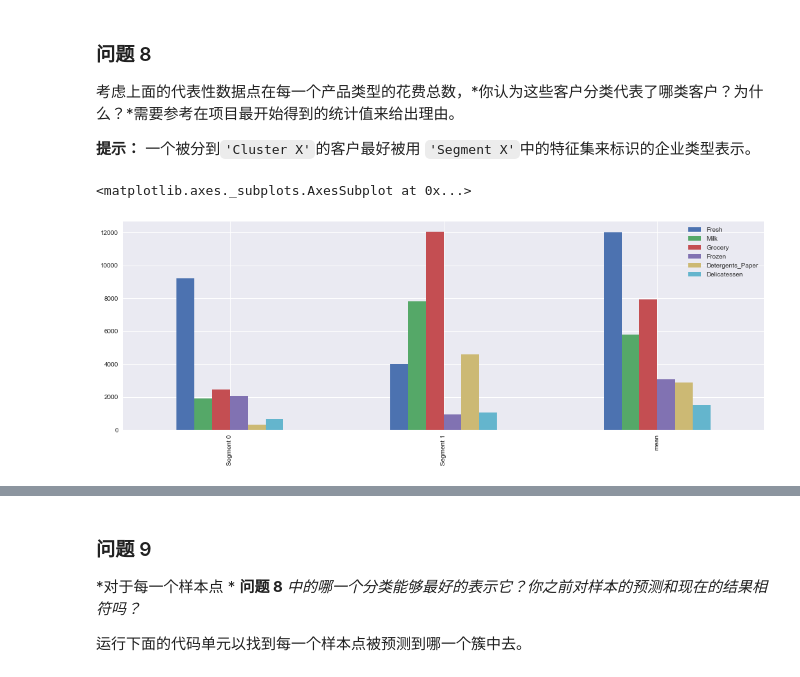
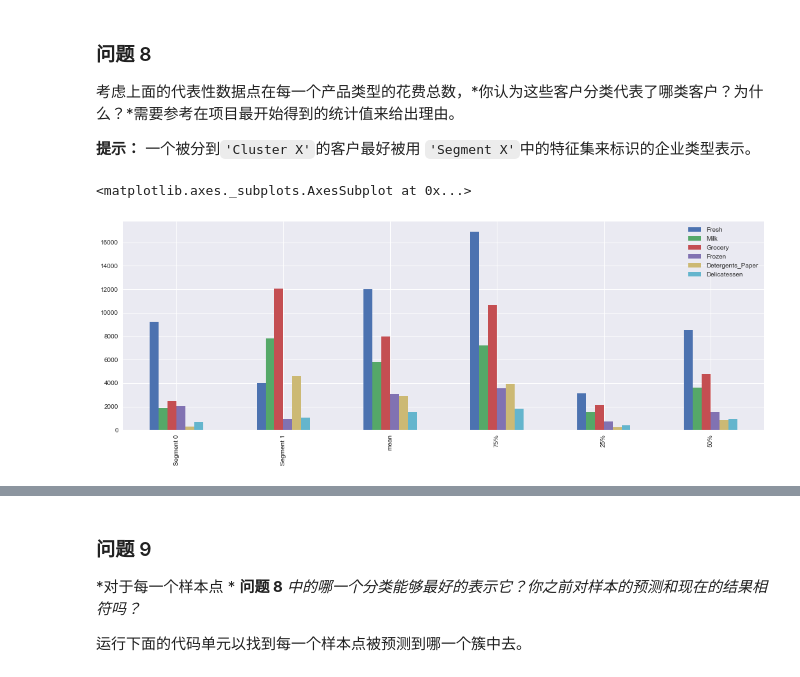
Before and after one commit to siyuanxu/udacity-ml, a Jupyter notebook: 03_customer_segments/customer_segments.ipynb, the cells around one changed output, grey strips where cells are left out. Drawn from its saved outputs; the diff is of its cells as text; code cells hidden in the pictures.

```diff
--- a/03_customer_segments/customer_segments.ipynb
+++ b/03_customer_segments/customer_segments.ipynb
@@ -83,11 +64,21 @@ sns.heatmap(X, annot=True, cmap='Blues', xticklabels=list(data.keys()))
 # %%
 # TODO：从数据集中选择三个你希望抽样的数据点的索引
-indices = [23,39,47]
+
+# 随机取点，并观察三个样本点和整体数据统计数据之间的关系，并且尽量让取样点较为普通，避免某个过高或者过低的值。
+import random
+indices = random.sample([i for i in range(0,440)],3)
+indices = [197,336,340]
+# 经过多次随机观察，我选择了这三个点。
 
 # 为选择的样本建立一个DataFrame
 samples = pd.DataFrame(data.loc[indices], columns = data.keys()).reset_index(drop = True)
 print "Chosen samples of wholesale customers dataset:"
 display(samples)
+
+samples_bar = samples.append(data.describe().loc['mean'])
+samples_bar = samples_bar.append(data.describe().loc['75%'])
+samples_bar.index = indices + ['mean'] + ['75%']
+samples_bar.plot(kind='bar', figsize=(14,6))
 # %% [output]
 Chosen samples of wholesale customers dataset:
 |  | Fresh | Milk | Grocery | Frozen | Detergents_Paper | Delicatessen |
@@ -126,7 +121,7 @@ for product in data.keys():
     from sklearn.model_selection import train_test_split
 
     # TODO：使用给定的特征作为目标，将数据分割成训练集和测试集
-    X_train, X_test, y_train, y_test = train_test_split(new_data, data[product], test_size=0.2, random_state=42)
+    X_train, X_test, y_train, y_test = train_test_split(new_data, data[product], test_size=0.8, random_state=42)
 
     # TODO：创建一个DecisionTreeRegressor（决策树回归器）并在训练集上训练它
     from sklearn.tree import DecisionTreeRegressor
@@ -539,9 +542,12 @@ display(true_centers)
 # %%
 # 绘制出两个segment以及平均值的图方便对比
 import seaborn
 
 s1_s2_mean = true_centers.append(data.describe().loc['mean'])
+s1_s2_mean = s1_s2_mean.append(data.describe().loc['75%'])
+s1_s2_mean = s1_s2_mean.append(data.describe().loc['25%'])
+s1_s2_mean = s1_s2_mean.append(data.describe().loc['50%'])
 s1_s2_mean.plot(kind='bar',figsize=(18,6))
 # %% [output]
 <matplotlib.axes._subplots.AxesSubplot at 0x...>
-[figure, old version]
+[figure, new version]
```
Also changed, not shown: parts of 17 cells of this notebook.
